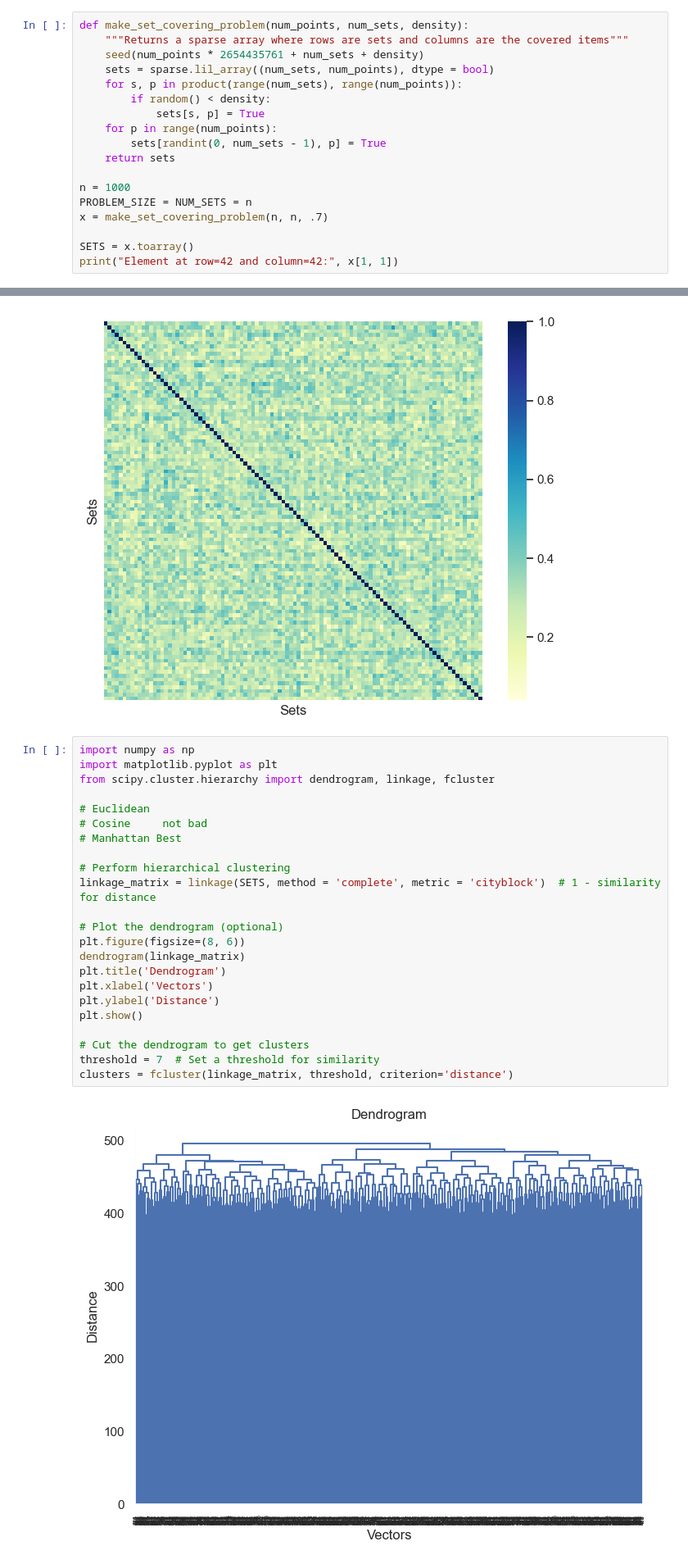
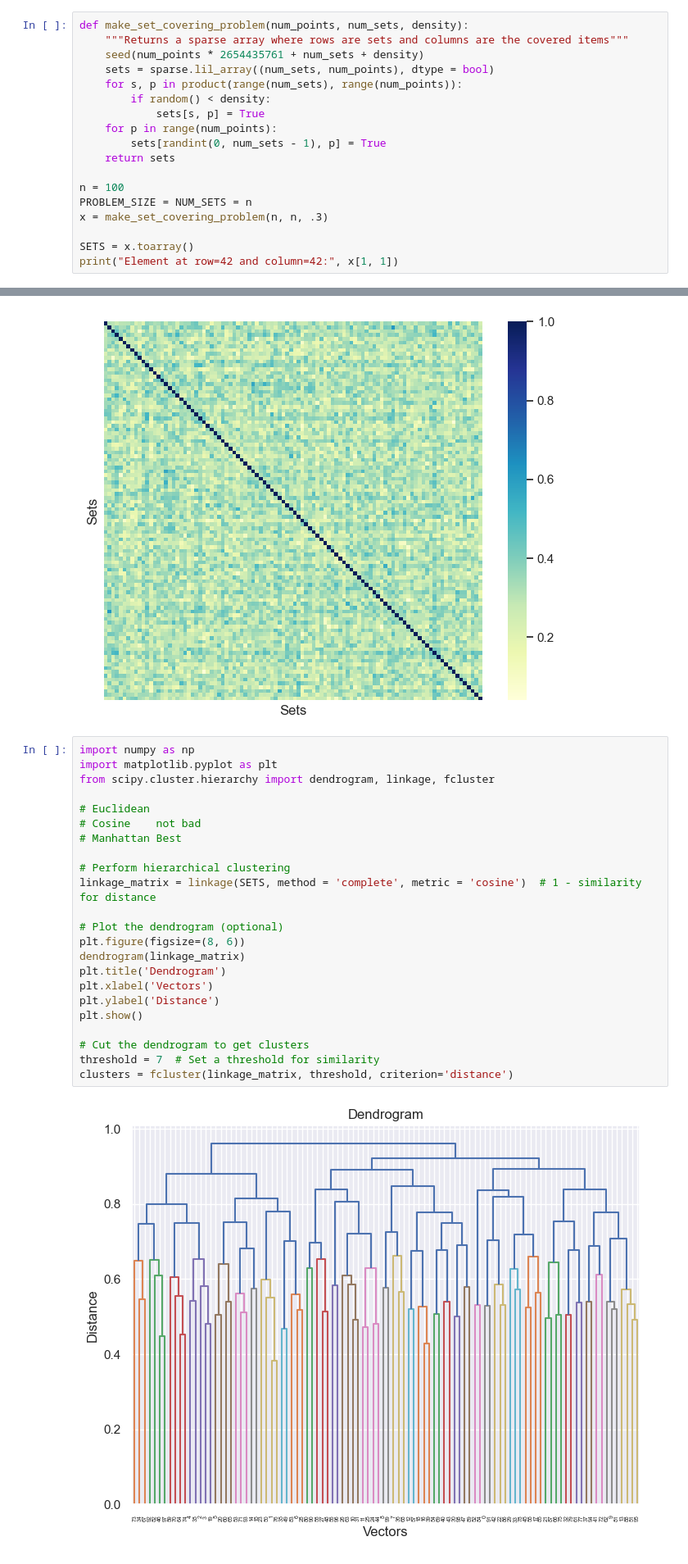
Before and after one commit to Mattizza/CompInt2324, a Jupyter notebook: Halloween_Challenge/Halloween.ipynb, the cells around one changed output, grey strips where cells are left out. Shown at 82% size. Drawn from its saved outputs; the diff is of its cells as text.

Commit message:
added cosine results

```diff
--- a/Halloween_Challenge/Halloween.ipynb
+++ b/Halloween_Challenge/Halloween.ipynb
@@ -34,9 +34,9 @@ def make_set_covering_problem(num_points, num_sets, density):
         sets[randint(0, num_sets - 1), p] = True
     return sets
 
-n = 1000
+n = 100
 PROBLEM_SIZE = NUM_SETS = n
-x = make_set_covering_problem(n, n, .7)
+x = make_set_covering_problem(n, n, .3)
 
 SETS = x.toarray()
 print("Element at row=42 and column=42:", x[1, 1])
@@ -61,28 +61,28 @@ plt.show()
 # %%
 import numpy as np
 import matplotlib.pyplot as plt
 from scipy.cluster.hierarchy import dendrogram, linkage, fcluster
 
 # Euclidean
-# Cosine     not bad
+# Cosine    not bad
 # Manhattan Best
 
 # Perform hierarchical clustering
-linkage_matrix = linkage(SETS, method = 'complete', metric = 'cityblock')  # 1 - similarity for distance
+linkage_matrix = linkage(SETS, method = 'complete', metric = 'cosine')  # 1 - similarity for distance
 
 # Plot the dendrogram (optional)
 plt.figure(figsize=(8, 6))
 dendrogram(linkage_matrix)
 plt.title('Dendrogram')
 plt.xlabel('Vectors')
 plt.ylabel('Distance')
 plt.show()
 
 # Cut the dendrogram to get clusters
 threshold = 7  # Set a threshold for similarity
 clusters = fcluster(linkage_matrix, threshold, criterion='distance')
 # %% [output]
-[figure, old version]
+[figure, new version]
 # %%
 # TRADE-OFF between cost and number of calls (0.3 density)
 # threshold = 6.5   # missing_steps = 50    # n = 100
```
Also changed, not shown: parts of 3 cells of this notebook, 1 other file.
